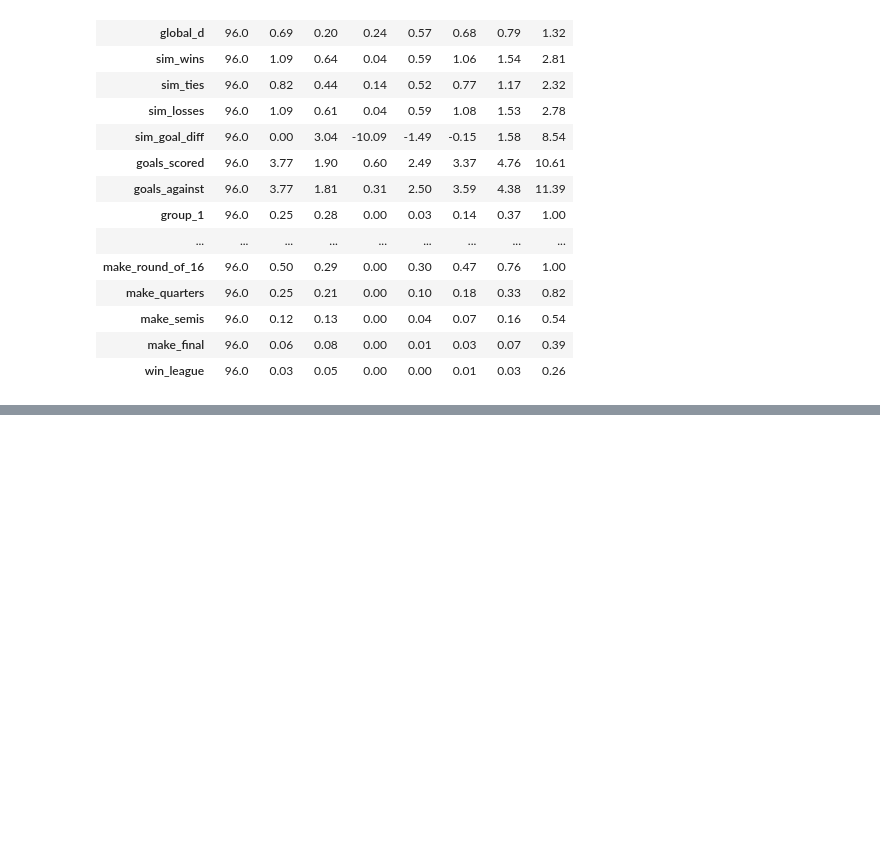
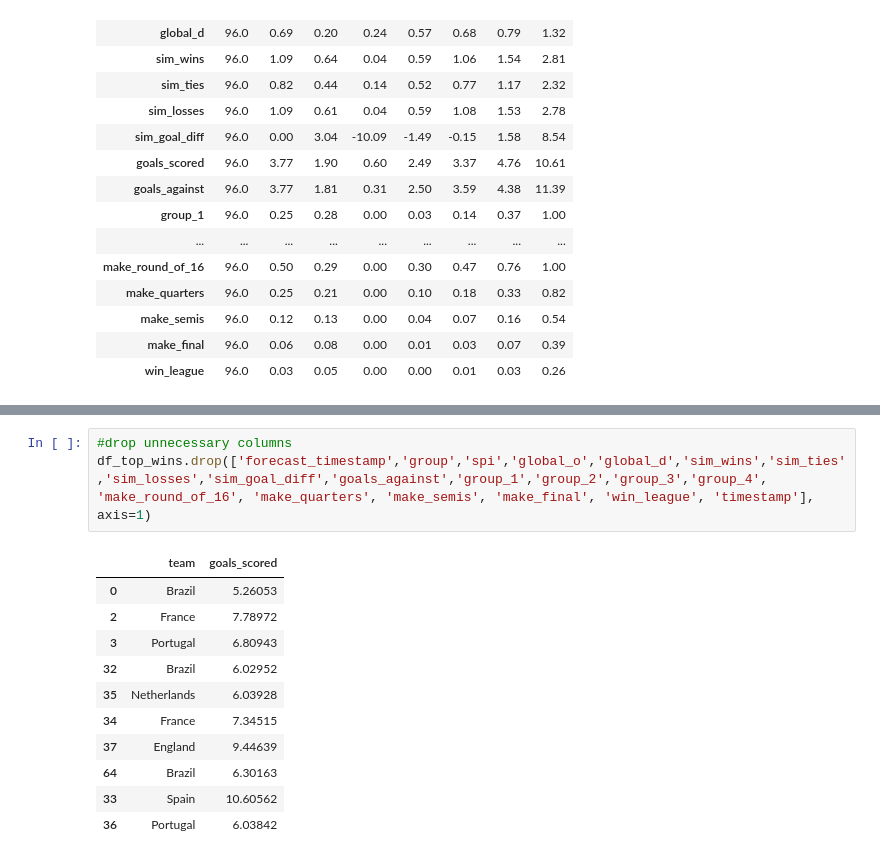
Before and after one commit to Philipp-Bauer/homework-1, a Jupyter notebook: notebooks/04-data-exploration.ipynb, the cells around one changed output, grey strips where cells are left out. Cells and saved outputs as stored; diff of their text form; blank space fills up the shorter version.

```diff
--- a/notebooks/04-data-exploration.ipynb
+++ b/notebooks/04-data-exploration.ipynb
@@ -175,0 +151,15 @@ bar + rule
+# %%
+#drop unnecessary columns
+df_top_wins.drop(['forecast_timestamp','group','spi','global_o','global_d','sim_wins','sim_ties','sim_losses','sim_goal_diff','goals_against','group_1','group_2','group_3','group_4', 'make_round_of_16', 'make_quarters', 'make_semis', 'make_final', 'win_league', 'timestamp'], axis=1)
+# %% [output]
+|  | team | goals_scored |
+| 0 | Brazil | 5.26053 |
+| 2 | France | 7.78972 |
+| 3 | Portugal | 6.80943 |
+| 32 | Brazil | 6.02952 |
+| 35 | Netherlands | 6.03928 |
+| 34 | France | 7.34515 |
+| 37 | England | 9.44639 |
+| 64 | Brazil | 6.30163 |
+| 33 | Spain | 10.60562 |
+| 36 | Portugal | 6.03842 |
```
Also changed, not shown: parts of 9 cells of this notebook.
